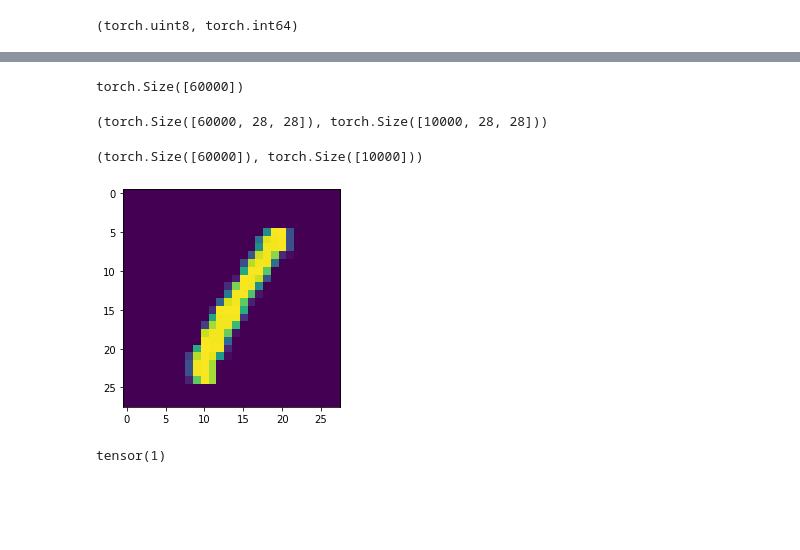
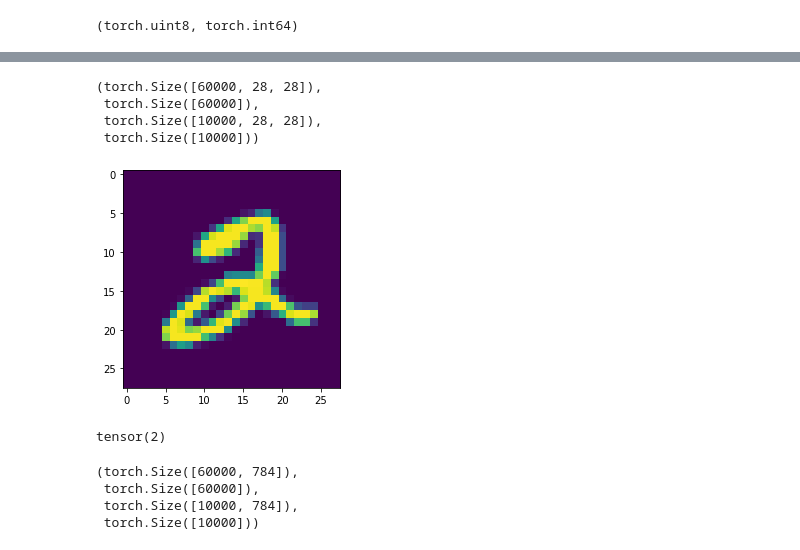
Before and after one commit to saian65/Neural-Networks, a Jupyter notebook: PyTorch_MNISTNet_clf.ipynb, the cells around one changed output, grey strips where cells are left out. Cells and saved outputs as stored; diff of their text form; code cells hidden in the pictures; blank space fills up the shorter version.

```diff
--- a/PyTorch_MNISTNet_clf.ipynb
+++ b/PyTorch_MNISTNet_clf.ipynb
@@ -30,29 +42,31 @@ torch.Size([60000, 28, 28])
-# %%
-y_train.shape
-# %% [output]
-torch.Size([60000])
+# %%
+X_train.shape,y_train.shape,X_test.shape,y_test.shape
+# %% [output]
+(torch.Size([60000, 28, 28]),
+ torch.Size([60000]),
+ torch.Size([10000, 28, 28]),
+ torch.Size([10000]))
 # %%
 X_train = X_train.float()
 X_test = X_test.float()
-# %%
-X_train.shape, X_test.shape
-# %% [output]
-(torch.Size([60000, 28, 28]), torch.Size([10000, 28, 28]))
-# %%
-y_train.shape, y_test.shape
-# %% [output]
-(torch.Size([60000]), torch.Size([10000]))
 # %%
 import matplotlib.pyplot as plt
-plt.imshow(X_train[3, :, :])
+plt.imshow(X_train[5, :, :])
 plt.show()
-print(y_train[3])
+print(y_train[5])
 # %% [output]
-[figure, old version]
+[figure, new version]
-tensor(1)
+tensor(2)
 # %%
 X_train = X_train.reshape([-1, 28 * 28])
 X_test = X_test.reshape([-1, 28 * 28])
+# %%
+X_train.shape,y_train.shape,X_test.shape,y_test.shape
+# %% [output]
+(torch.Size([60000, 784]),
+ torch.Size([60000]),
+ torch.Size([10000, 784]),
+ torch.Size([10000]))
 # %%
 class MNISTNet(torch.nn.Module):
     def __init__(self, n_hidden_neurons):
```
Also changed, not shown: parts of 6 cells of this notebook.
